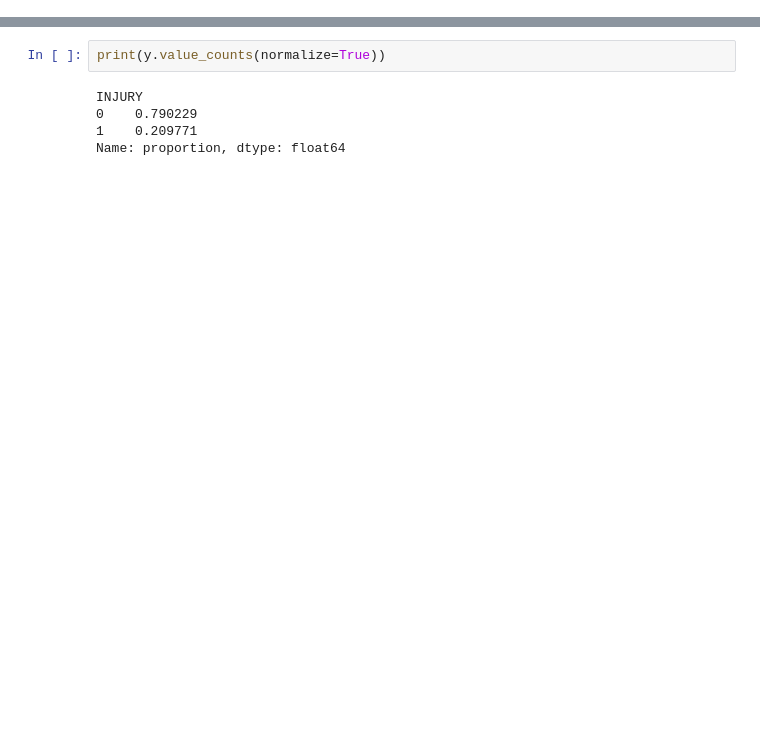
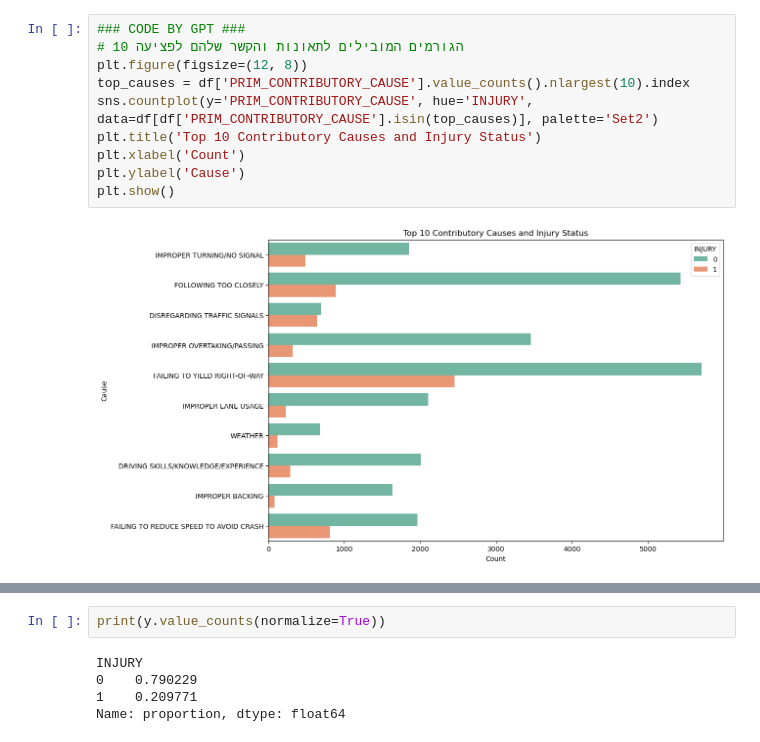
Before and after one commit to edenmisan/project, a Jupyter notebook: project.ipynb, the cells around one changed output, grey strips where cells are left out. Saved outputs shown, nothing was run; the diff lists cells and outputs as text; blank space fills up the shorter version.

```diff
--- a/project.ipynb
+++ b/project.ipynb
@@ -329,0 +441,12 @@ if 'NUM_UNITS' in df.columns:
+# %%
+### CODE BY GPT ###
+# 10 הגורמים המובילים לתאונות והקשר שלהם לפציעה
+plt.figure(figsize=(12, 8))
+top_causes = df['PRIM_CONTRIBUTORY_CAUSE'].value_counts().nlargest(10).index
+sns.countplot(y='PRIM_CONTRIBUTORY_CAUSE', hue='INJURY', data=df[df['PRIM_CONTRIBUTORY_CAUSE'].isin(top_causes)], palette='Set2')
+plt.title('Top 10 Contributory Causes and Injury Status')
+plt.xlabel('Count')
+plt.ylabel('Cause')
+plt.show()
+# %% [output]
+[figure, added]
```
Also changed, not shown: parts of 86 cells of this notebook.
